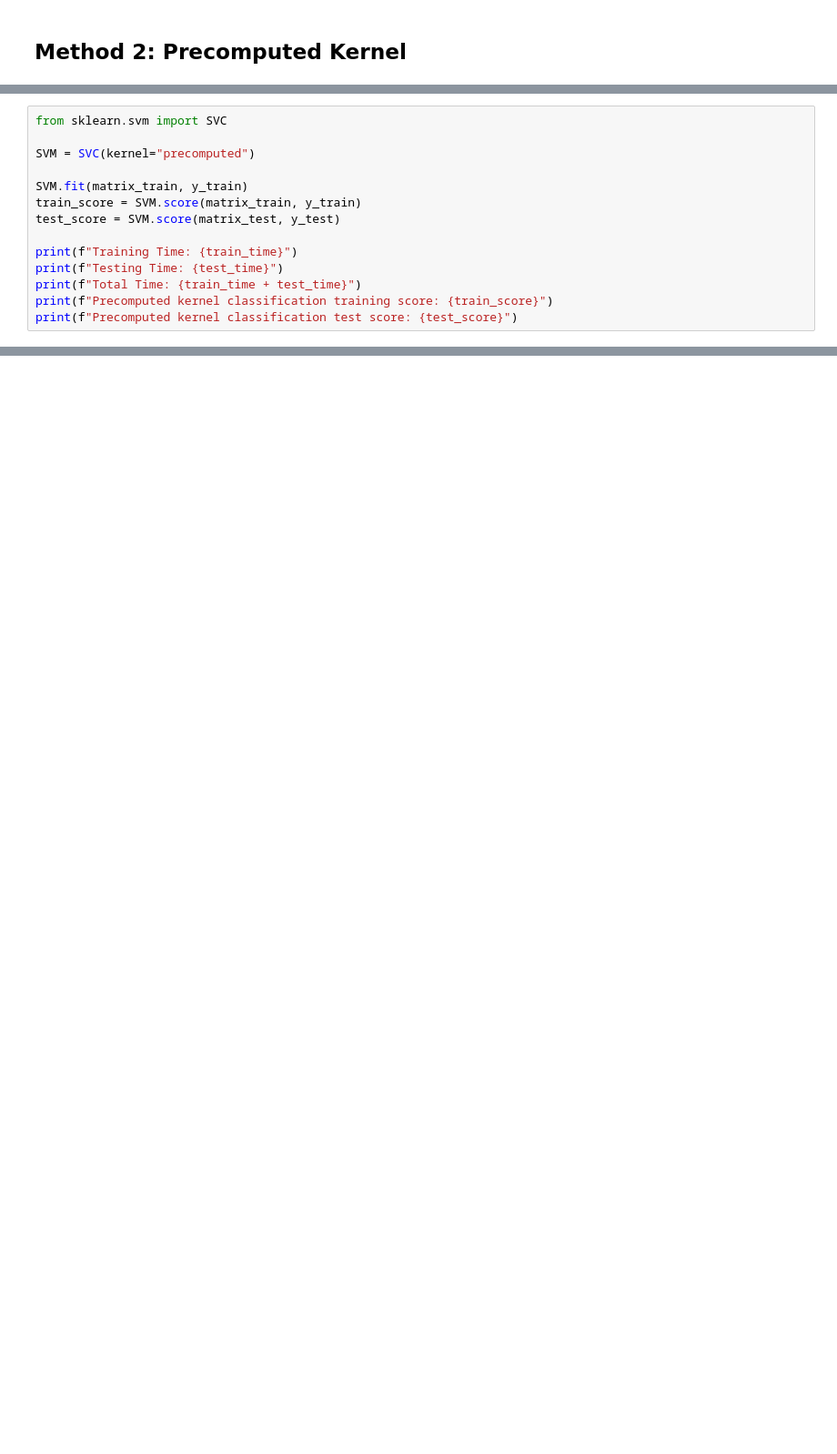
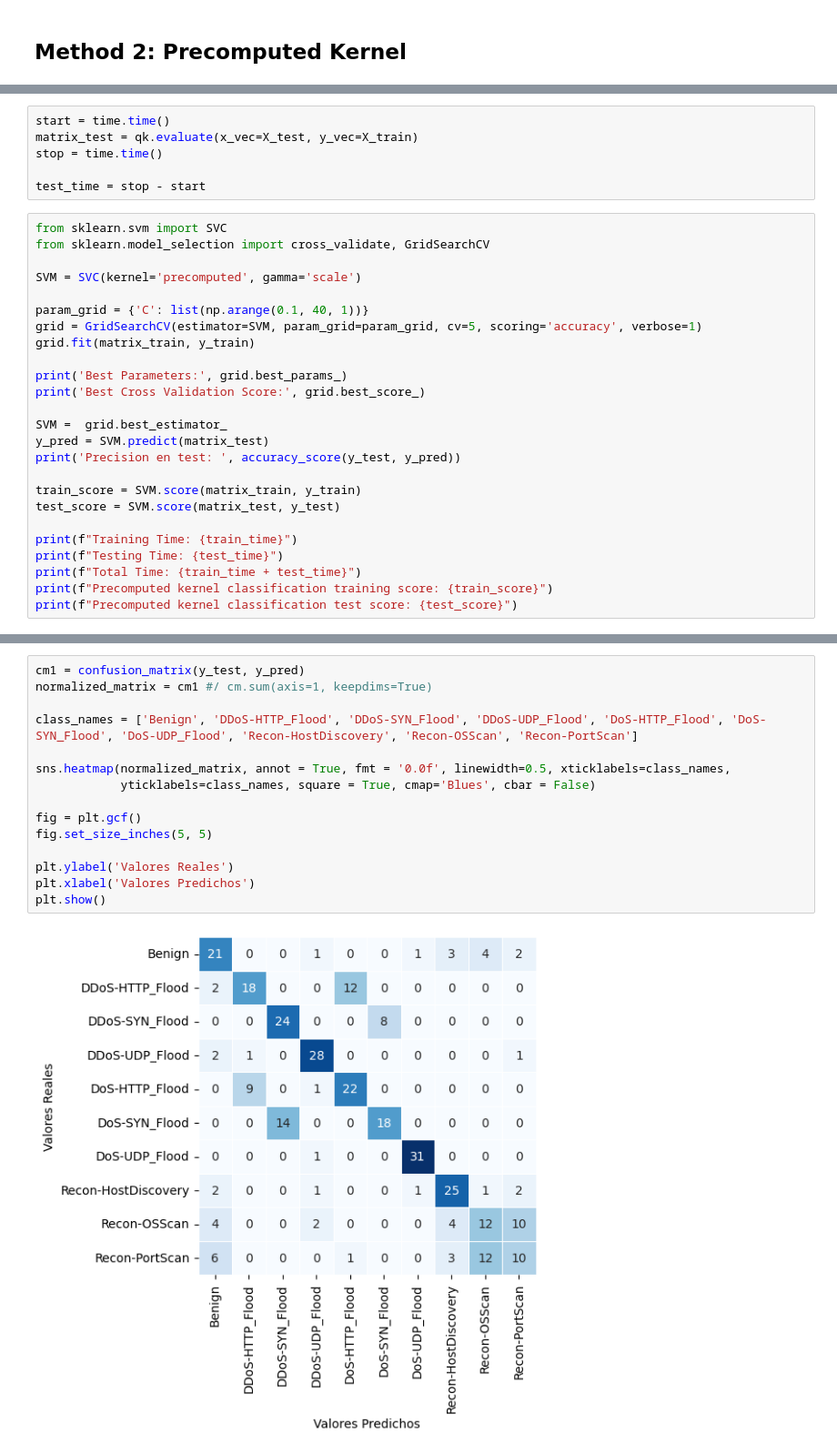
Before and after one commit to JorgeIrai/IoT-Quantum-IDS, a Jupyter notebook: Quantum-IDS/QSVM_IDS.ipynb, the cells around one changed output, grey strips where cells are left out. Shown at 91% size. Saved outputs shown, nothing was run; the diff lists cells and outputs as text; blank space fills up the shorter version.

```diff
--- a/Quantum-IDS/QSVM_IDS.ipynb
+++ b/Quantum-IDS/QSVM_IDS.ipynb
@@ -194,9 +240,26 @@ KeyboardInterrupt:
+# %%
+start = time.time()
+matrix_test = qk.evaluate(x_vec=X_test, y_vec=X_train)
+stop = time.time()
+
+test_time = stop - start
 # %%
 from sklearn.svm import SVC
+from sklearn.model_selection import cross_validate, GridSearchCV
 
-SVM = SVC(kernel="precomputed")
+SVM = SVC(kernel='precomputed', gamma='scale')
 
-SVM.fit(matrix_train, y_train)
+param_grid = {'C': list(np.arange(0.1, 40, 1))}
+grid = GridSearchCV(estimator=SVM, param_grid=param_grid, cv=5, scoring='accuracy', verbose=1)
+grid.fit(matrix_train, y_train)
+
+print('Best Parameters:', grid.best_params_)
+print('Best Cross Validation Score:', grid.best_score_)
+
+SVM =  grid.best_estimator_
+y_pred = SVM.predict(matrix_test)
+print('Precision en test: ', accuracy_score(y_test, y_pred))
+
 train_score = SVM.score(matrix_train, y_train)
 test_score = SVM.score(matrix_test, y_test)
 
@@ -207,0 +281,17 @@ print(f"Precomputed kernel classification test score: {test_score}")
+# %%
+cm1 = confusion_matrix(y_test, y_pred)
+normalized_matrix = cm1 #/ cm.sum(axis=1, keepdims=True)
+
+class_names = ['Benign', 'DDoS-HTTP_Flood', 'DDoS-SYN_Flood', 'DDoS-UDP_Flood', 'DoS-HTTP_Flood', 'DoS-SYN_Flood', 'DoS-UDP_Flood', 'Recon-HostDiscovery', 'Recon-OSScan', 'Recon-PortScan']
+
+sns.heatmap(normalized_matrix, annot = True, fmt = '0.0f', linewidth=0.5, xticklabels=class_names,
+            yticklabels=class_names, square = True, cmap='Blues', cbar = False)
+
+fig = plt.gcf()
+fig.set_size_inches(5, 5)
+
+plt.ylabel('Valores Reales')
+plt.xlabel('Valores Predichos')
+plt.show()
+# %% [output]
+[figure, added]
```
Also changed, not shown: parts of 19 cells of this notebook, 12 other files.
